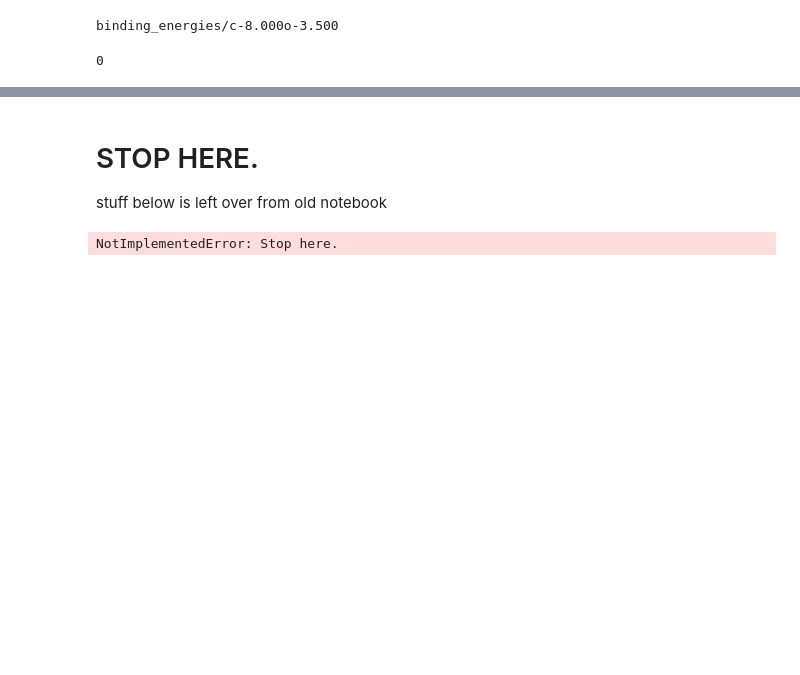
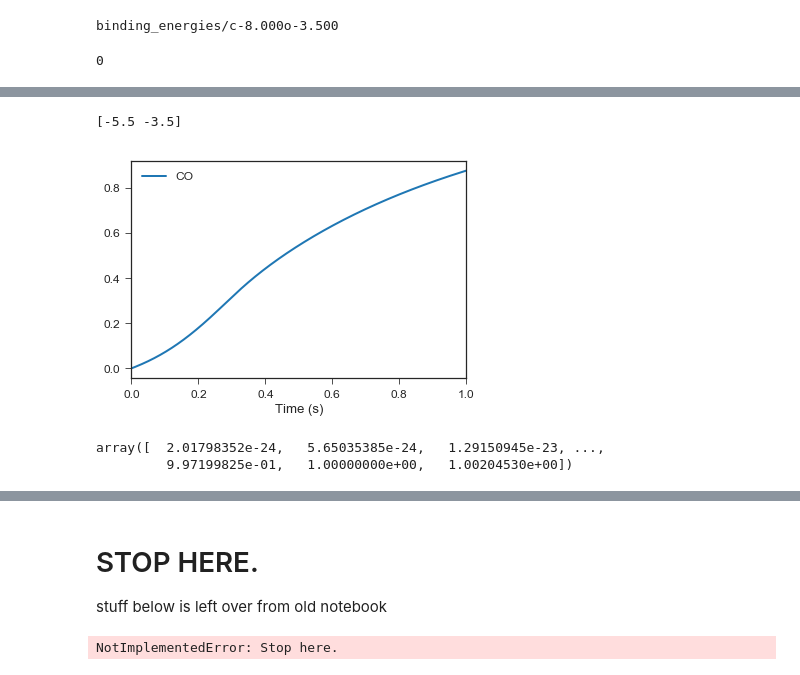
Before and after one commit to rwest/linear-scaling-tests, a Jupyter notebook: RMG-Cat-dry-reforming.ipynb, the cells around one changed output, grey strips where cells are left out. Drawn from its saved outputs; the diff is of its cells as text; code cells hidden in the pictures; blank space fills up the shorter version.

```diff
--- a/RMG-Cat-dry-reforming.ipynb
+++ b/RMG-Cat-dry-reforming.ipynb
@@ -360,0 +419,9 @@ answer = map(sum,experiments)
+# %%
+def get_data(experiment):
+    carbon, oxygen = experiment
+    directory(carbon,oxygen)
+    data = get_pandas_data(directory(carbon,oxygen))
+    rename_columns(data)
+    return data
+# %%
+datas = {tuple(e): get_data(e) for e in experiments}
@@ -360,0 +448,19 @@ answer = map(sum,experiments)
+# %%
+def get_max_co(experiment):
+    data = datas[tuple(experiment)]
+    return data[['CO']].max()
+highest_co = max([float(get_max_co(e)) for e in experiments])
+# %%
+ax = plt.axes()
+for experiment in experiments[10:11]:
+    print experiment
+    data = get_data(experiment)
+    (data[['CO']]/highest_co).plot.line(ax=ax)
+# %% [output]
+[-5.5 -3.5]
+[figure, added]
+# %%
+np.array(data.index)
+# %% [output]
+array([  2.01798352e-24,   5.65035385e-24,   1.29150945e-23, ...,
+         9.97199825e-01,   1.00000000e+00,   1.00204530e+00])
```
Also changed, not shown: parts of 29 cells of this notebook, 2 other files.
